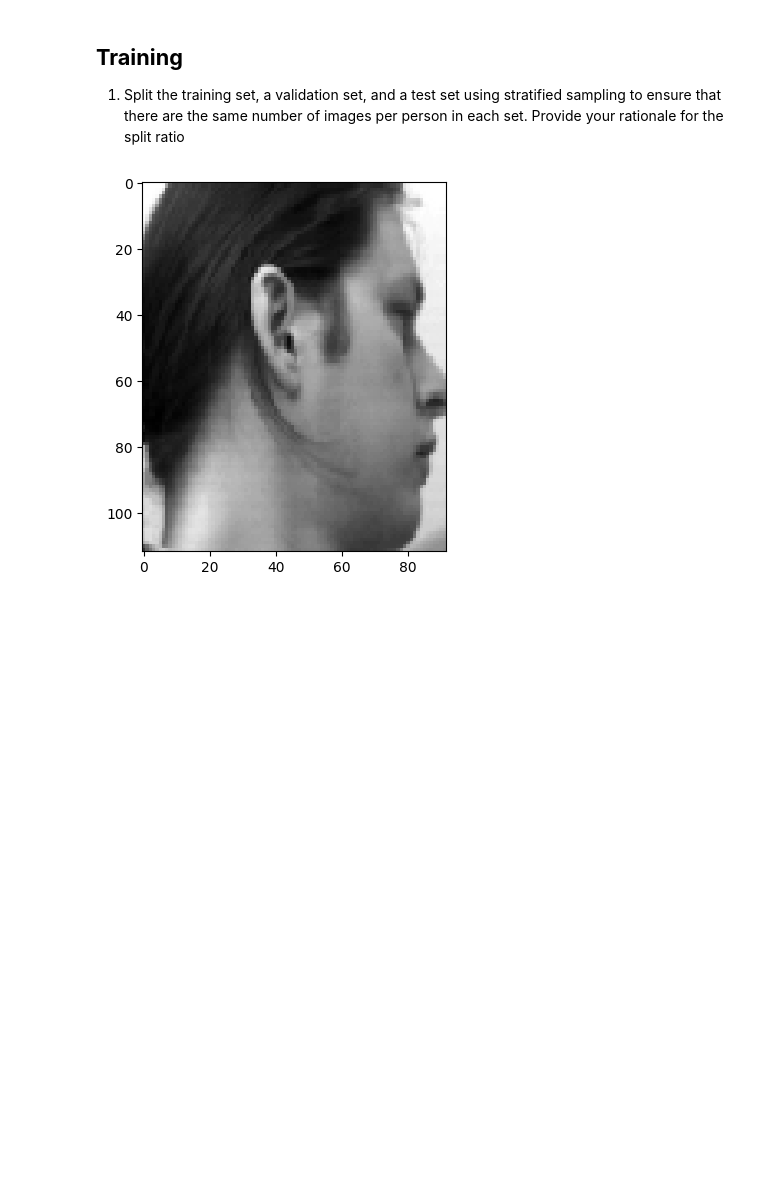
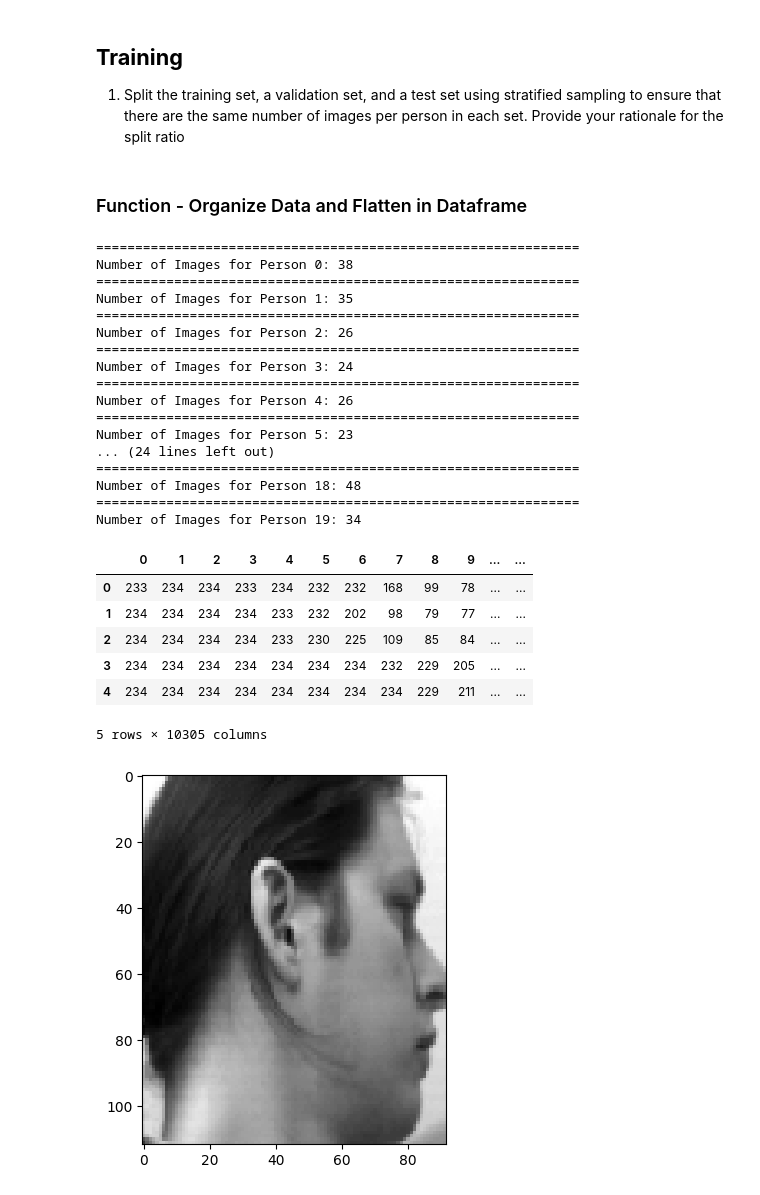
Before and after one commit to Snorlax-x-Panda/FR-I-F24, a Jupyter notebook: FRI-F24.ipynb, the cells around one changed output. Saved outputs shown, nothing was run; the diff lists cells and outputs as text; code cells hidden in the pictures; blank space fills up the shorter version.

Commit message:
Data Function to Organize to Dataframe

```diff
--- a/FRI-F24.ipynb
+++ b/FRI-F24.ipynb
@@ -34,6 +35,78 @@ from sklearn.cluster import KMeans
 # %% [markdown]
 <b><h2 style="margin-bottom:0px;">Training</h2></b>
 1. Split the training set, a validation set, and a test set using stratified sampling to ensure that there are the same number of images per person in each set. Provide your rationale for the split ratio
+# %% [markdown]
+### Function - Organize Data and Flatten in Dataframe
+# %%
+def organizeData(file_path):
+
+    # Import Data
+    dataset = sio.loadmat(file_path)
+
+    # Seperate Data (class/face position)
+    classification = dataset['dirnames']
+    face_data = dataset['facedat']
+
+    # Transform Classifications to Numerical
+    for i in range(len(classification[0])):
+        classification[0][i] = i
+
+    # Create an empty list to append to dataframe later on
+    face_data_list = []
+    class_list = []
+
+
+    # Grab Image and Classification Per Person (using face_dat, dirnames temp)
+    for person_i in range(len(face_data[0])):                                                  # [0] -> Index to Get First Row to Access Data Directly
+        print("==============================================================")
+        print(f"Number of Images for Person {person_i}: {face_data[0][person_i].shape[2]}")
+
+        for face_i in range(face_data[0][person_i].shape[2]):
+            # Verification and Visualization
+            """
+            print(face_data[0][person_i][:, :, face_i].shape)
+            plt.imshow(face_data[0][person_i][:, :, face_i])
+            plt.xticks([])
+            plt.yticks([])
+            plt.show()
+            """
+            # Append Data
+            face_data_list.append(face_data[0][person_i][:, :, face_i].reshape(-1))             # Append Face Pics in Single Line
+            class_list.append(str(classification[0][person_i]))                                 # Append Numerical Class Per Person
+
+
+    data_org = pd.DataFrame(face_data_list)
+    data_org['target'] = class_list
+
+    return data_org
+# %%
+df_organized = organizeData('umist_cropped.mat')
+df_organized.head()
+# %% [output]
+==============================================================
+Number of Images for Person 0: 38
+==============================================================
+Number of Images for Person 1: 35
+==============================================================
+Number of Images for Person 2: 26
+==============================================================
+Number of Images for Person 3: 24
+==============================================================
+Number of Images for Person 4: 26
+==============================================================
+Number of Images for Person 5: 23
+... (24 lines left out)
+==============================================================
+Number of Images for Person 18: 48
+==============================================================
+Number of Images for Person 19: 34
+|  | 0 | 1 | 2 | 3 | 4 | 5 | 6 | 7 | 8 | 9 | ... | ... |
+| 0 | 233 | 234 | 234 | 233 | 234 | 232 | 232 | 168 | 99 | 78 | ... | ... |
+| 1 | 234 | 234 | 234 | 234 | 233 | 232 | 202 | 98 | 79 | 77 | ... | ... |
+| 2 | 234 | 234 | 234 | 234 | 233 | 230 | 225 | 109 | 85 | 84 | ... | ... |
+| 3 | 234 | 234 | 234 | 234 | 234 | 234 | 234 | 232 | 229 | 205 | ... | ... |
+| 4 | 234 | 234 | 234 | 234 | 234 | 234 | 234 | 234 | 229 | 211 | ... | ... |
+5 rows × 10305 columns
 # %%
 ## Load the data EXAMPLE
 data = sio.loadmat('umist_cropped.mat')
```
Also changed, not shown: parts of 1 cell of this notebook.
